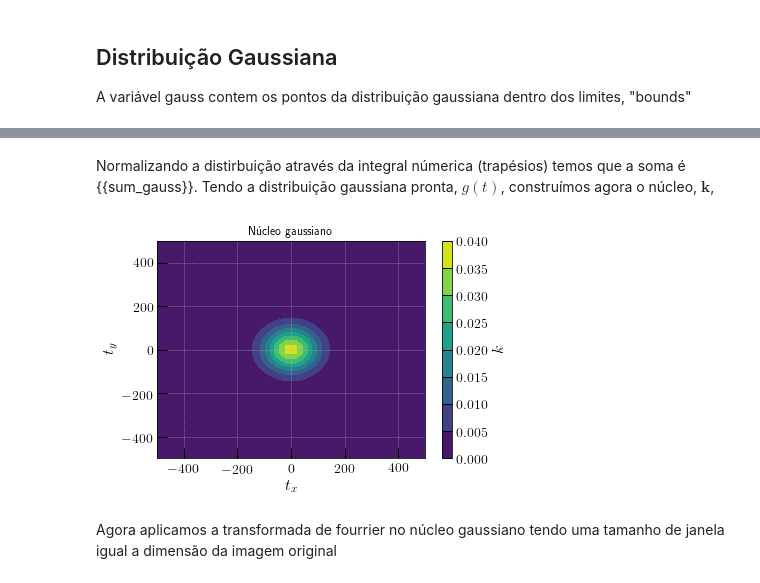
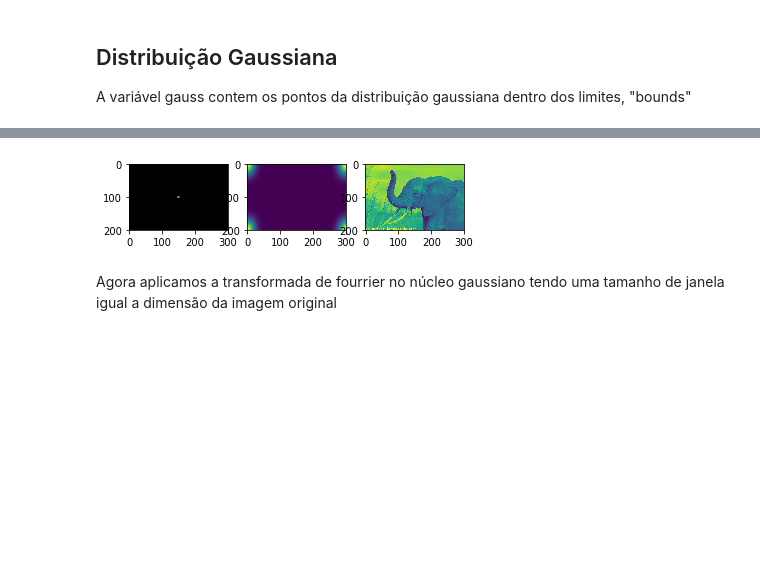
Before and after one commit to devmessias/Artificial-and-Natural-Vision, a Jupyter notebook: projects_vision.ipynb, the cells around one changed output, grey strips where cells are left out. Saved outputs shown, nothing was run; the diff lists cells and outputs as text; code cells hidden in the pictures; blank space fills up the shorter version.

```diff
--- a/projects_vision.ipynb
+++ b/projects_vision.ipynb
@@ -67,16 +62,48 @@ plt.show()
-# %% [markdown]
-Normalizando a distirbuição através da integral númerica (trapésios)  temos que a soma é {{sum_gauss}}. Tendo a distribuição gaussiana pronta, $g(t)$, construímos agora o núcleo, $\mathbf k$,
-# %%
-X, Y = np.meshgrid(t, t)
-kernel = gauss[:, np.newaxis] * gauss[np.newaxis, :]
-countour = plt.contourf(X, Y, kernel)
-cbar = plt.colorbar(countour)
-plt.xlabel(R"$t_x$")
-plt.ylabel(R"$t_y$")
-cbar.ax.set_ylabel(R"$k$")
-plt.title("Núcleo gaussiano")
-plt.show()
-# %% [output]
-[figure, removed]
+# %%
+# First a 1-D  Gaussian
+
+img_filename="elephant.png"
+
+
+
+
+
+img = imread(img_filename)
+#img = img[0:n_points_y, 0:n_points_x]
+
+n_points_x=img.shape[1]
+n_points_y=img.shape[0]
+
+factor = 1
+sigma = 2
+theta = 0.
+
+A = 1/sqrt(2.*pi*sigma)
+xs = linspace(-img.shape[0]/2, img.shape[0]/2, n_points_x)
+ys = linspace(-img.shape[1]/2, img.shape[1]/2, n_points_y)
+
+X, Y = np.meshgrid(xs, ys)
+
+gauss = get_gauss(A, factor, factor, sigma, 0, X[:], Y[:], theta)
+
+gauss_shift = fftpack.fftshift( gauss)
+
+kernel_ft = fftpack.fft2(gauss_shift)
+
+img_shift = fftpack.fftshift(img)
+
+fig, ax = plt.subplots(1, 3)
+
+ax[0].imshow(gauss, cmap="gray")
+
+
+ax[1].imshow(kernel_ft.real)
+ax[2].imshow( img)
+
+#cbar = plt.colorbar(countour)
+
+plt.show()
+# %% [output]
+[figure, added]
 # %% [markdown]
 Agora aplicamos a transformada de fourrier no núcleo gaussiano tendo uma tamanho de janela igual a dimensão da imagem original
```
Also changed, not shown: parts of 19 cells of this notebook.
